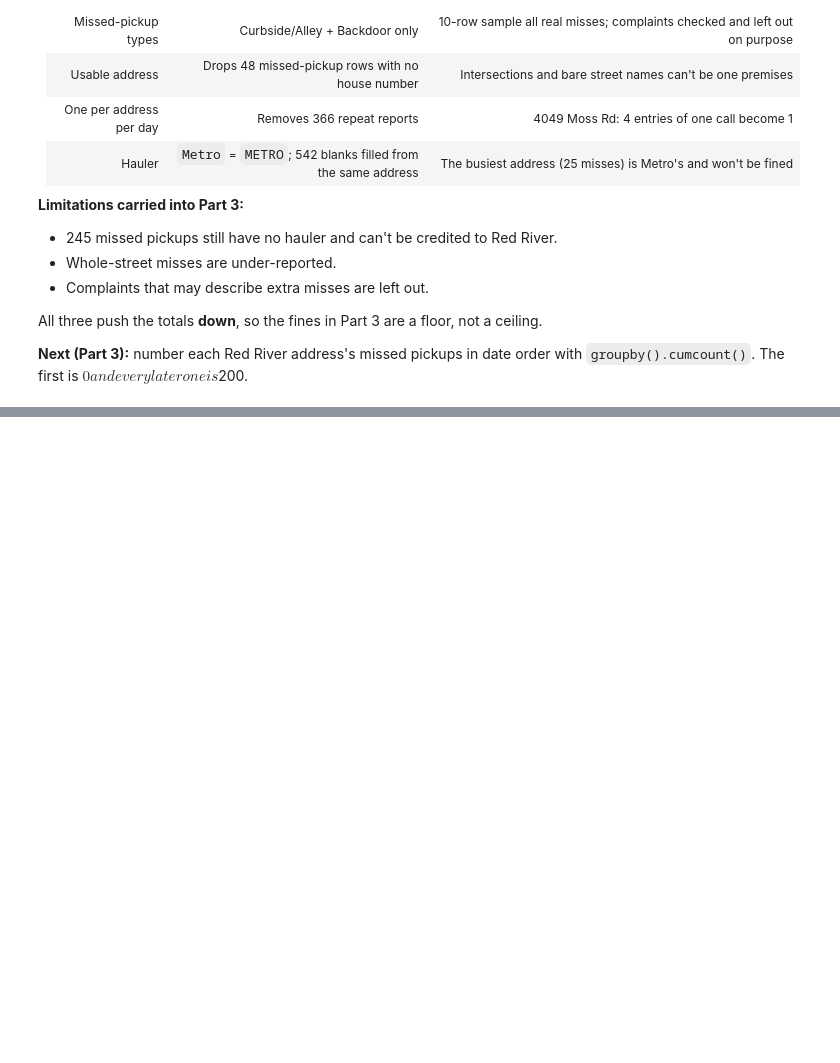
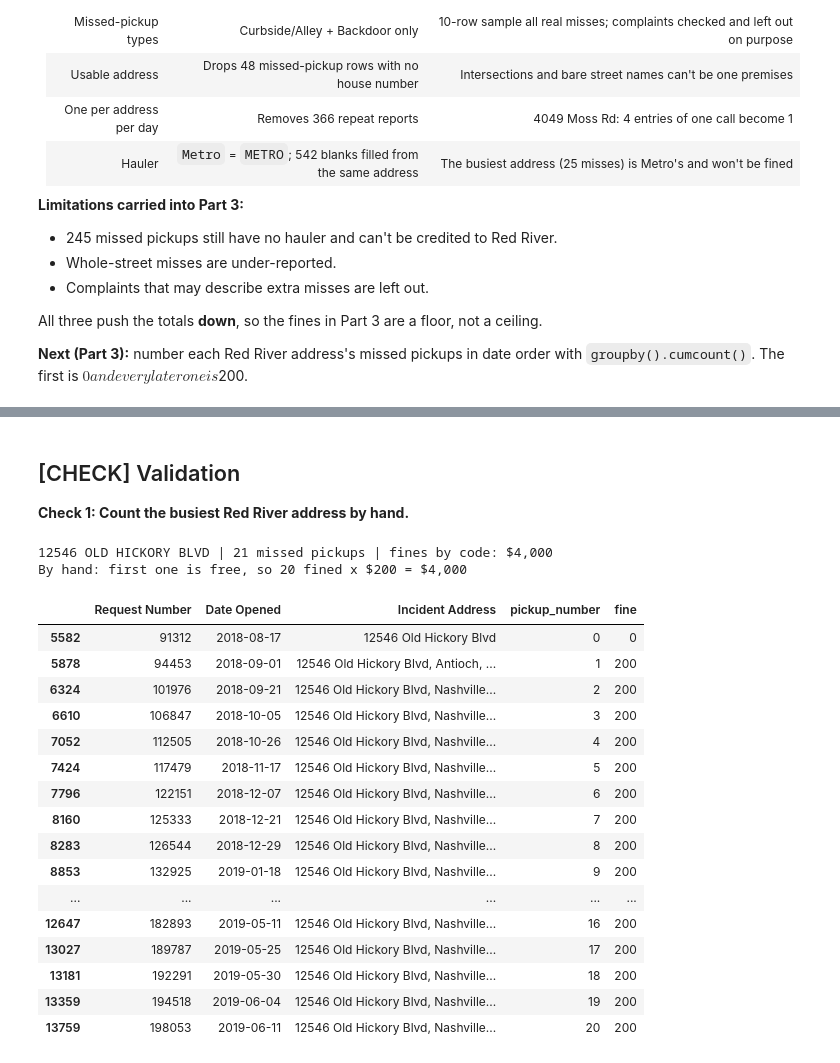
Before and after one commit to AI-for-Analytics-4/Trash_haulers_w_Claude_VSC, a Jupyter notebook: submissions/juan_zavala/trash_haulers_analysis.ipynb, the cells around one changed output, grey strips where cells are left out. Saved outputs shown, nothing was run; the diff lists cells and outputs as text; code cells hidden in the pictures; blank space fills up the shorter version.

Commit message:
Add Part 4: 6-month window $500 rule, approach comparison, checks
Co-Authored-By: Claude Opus 5.5 <noreply@anthropic.com>
Claude-Session: https://claude.ai/code/session_01S174tXpBeS3F14B4WzvGok

```diff
--- a/submissions/juan_zavala/trash_haulers_analysis.ipynb
+++ b/submissions/juan_zavala/trash_haulers_analysis.ipynb
@@ -474,0 +494,13 @@ All three push the totals **down**, so the fines in Part 3 are a floor, not a ce
+# %%
+# [CLAUDE] Steps 1-2: Red River only, in time order within each address
+red_river = (missed[missed['hauler'] == 'RED RIVER']
+             .sort_values(['clean_address', 'Date Opened', 'Request Number'])
+             .copy())
+
+# [CLAUDE] Step 3: number each address's missed pickups (0 = first, 1 = second, ...)
+red_river['pickup_number'] = red_river.groupby('clean_address').cumcount()
+
+# [CLAUDE] Step 4: $0 for the first, $200 for every one after
+red_river['fine'] = (red_river['pickup_number'] >= 1) * 200
+
+red_river[['clean_address', 'Date Opened', 'Request', 'pickup_number', 'fine']].head(8)
@@ -474,0 +534,31 @@ All three push the totals **down**, so the fines in Part 3 are a floor, not a ce
+# %% [markdown]
+## [CHECK] Validation
+**Check 1: Count the busiest Red River address by hand.**
+# %%
+# [CHECK] 1: one address, every missed pickup, in order
+check_address = red_river['clean_address'].value_counts().idxmax()
+one = red_river.loc[red_river['clean_address'] == check_address,
+                    ['Request Number', 'Date Opened', 'Incident Address', 'pickup_number', 'fine']]
+print(check_address, '|', len(one), 'missed pickups | fines by code:', f"${one['fine'].sum():,}")
+print('By hand: first one is free, so', len(one) - 1, 'fined x $200 =', f"${(len(one) - 1) * 200:,}")
+one
+# %% [output]
+12546 OLD HICKORY BLVD | 21 missed pickups | fines by code: $4,000
+By hand: first one is free, so 20 fined x $200 = $4,000
+|  | Request Number | Date Opened | Incident Address | pickup_number | fine |
+| 5582 | 91312 | 2018-08-17 | 12546 Old Hickory Blvd | 0 | 0 |
+| 5878 | 94453 | 2018-09-01 | 12546 Old Hickory Blvd, Antioch, ... | 1 | 200 |
+| 6324 | 101976 | 2018-09-21 | 12546 Old Hickory Blvd, Nashville... | 2 | 200 |
+| 6610 | 106847 | 2018-10-05 | 12546 Old Hickory Blvd, Nashville... | 3 | 200 |
+| 7052 | 112505 | 2018-10-26 | 12546 Old Hickory Blvd, Nashville... | 4 | 200 |
+| 7424 | 117479 | 2018-11-17 | 12546 Old Hickory Blvd, Nashville... | 5 | 200 |
+| 7796 | 122151 | 2018-12-07 | 12546 Old Hickory Blvd, Nashville... | 6 | 200 |
+| 8160 | 125333 | 2018-12-21 | 12546 Old Hickory Blvd, Nashville... | 7 | 200 |
+| 8283 | 126544 | 2018-12-29 | 12546 Old Hickory Blvd, Nashville... | 8 | 200 |
+| 8853 | 132925 | 2019-01-18 | 12546 Old Hickory Blvd, Nashville... | 9 | 200 |
+| ... | ... | ... | ... | ... | ... |
+| 12647 | 182893 | 2019-05-11 | 12546 Old Hickory Blvd, Nashville... | 16 | 200 |
+| 13027 | 189787 | 2019-05-25 | 12546 Old Hickory Blvd, Nashville... | 17 | 200 |
+| 13181 | 192291 | 2019-05-30 | 12546 Old Hickory Blvd, Nashville... | 18 | 200 |
+| 13359 | 194518 | 2019-06-04 | 12546 Old Hickory Blvd, Nashville... | 19 | 200 |
+| 13759 | 198053 | 2019-06-11 | 12546 Old Hickory Blvd, Nashville... | 20 | 200 |
```
Also changed, not shown: parts of 31 cells of this notebook, 1 other file.
